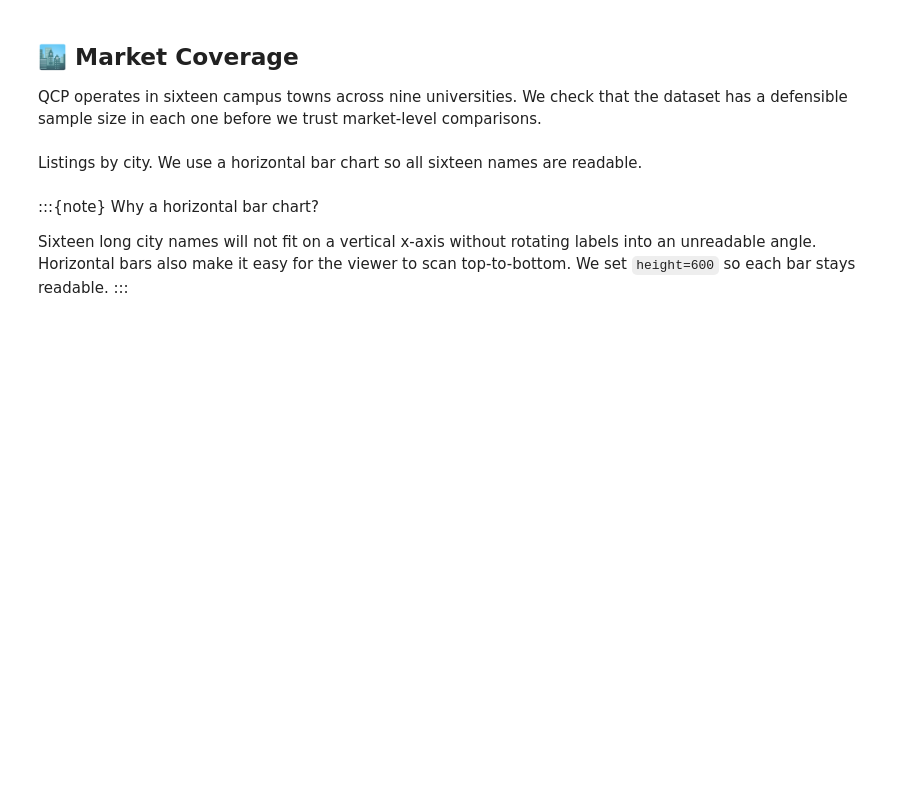
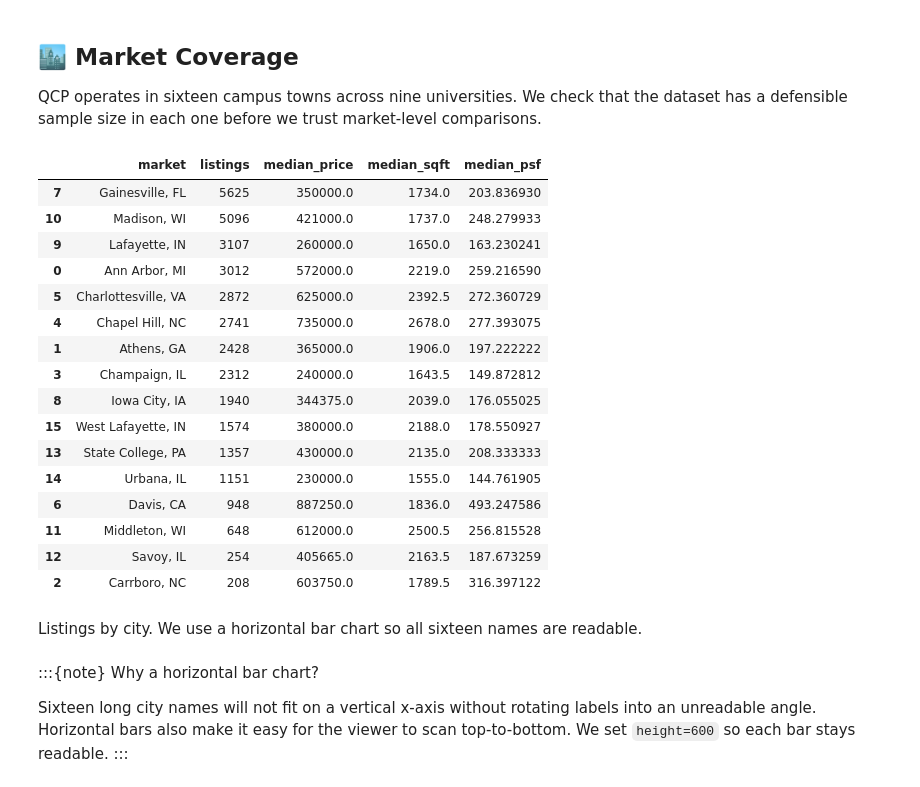
Before and after one commit to bdi593/textbook, a Jupyter notebook: content/campustown-zillow-listings/part-1-eda-and-visualizations.ipynb, the cells around one changed output. Cells and saved outputs as stored; diff of their text form; code cells hidden in the pictures; blank space fills up the shorter version.

Commit message:
Run Campustown Zillow Listings case study notebooks

```diff
--- a/content/campustown-zillow-listings/part-1-eda-and-visualizations.ipynb
+++ b/content/campustown-zillow-listings/part-1-eda-and-visualizations.ipynb
@@ -180,13 +260,33 @@ market-level comparisons.
 # %%
 market_counts = (
     df.groupby("market", as_index=False)
-      .agg(listings=("property_id", "count"),
-           median_price=("price", "median"),
-           median_sqft=("living_area", "median"),
-           median_psf=("price_per_sqft", "median"))
-      .sort_values("listings", ascending=False)
+    .agg(
+        listings=("property_id", "count"),
+        median_price=("price", "median"),
+        median_sqft=("living_area", "median"),
+        median_psf=("price_per_sqft", "median"),
+    )
+    .sort_values("listings", ascending=False)
 )
 market_counts
+# %% [output]
+|  | market | listings | median_price | median_sqft | median_psf |
+| 7 | Gainesville, FL | 5625 | 350000.0 | 1734.0 | 203.836930 |
+| 10 | Madison, WI | 5096 | 421000.0 | 1737.0 | 248.279933 |
+| 9 | Lafayette, IN | 3107 | 260000.0 | 1650.0 | 163.230241 |
+| 0 | Ann Arbor, MI | 3012 | 572000.0 | 2219.0 | 259.216590 |
+| 5 | Charlottesville, VA | 2872 | 625000.0 | 2392.5 | 272.360729 |
+| 4 | Chapel Hill, NC | 2741 | 735000.0 | 2678.0 | 277.393075 |
+| 1 | Athens, GA | 2428 | 365000.0 | 1906.0 | 197.222222 |
+| 3 | Champaign, IL | 2312 | 240000.0 | 1643.5 | 149.872812 |
+| 8 | Iowa City, IA | 1940 | 344375.0 | 2039.0 | 176.055025 |
+| 15 | West Lafayette, IN | 1574 | 380000.0 | 2188.0 | 178.550927 |
+| 13 | State College, PA | 1357 | 430000.0 | 2135.0 | 208.333333 |
+| 14 | Urbana, IL | 1151 | 230000.0 | 1555.0 | 144.761905 |
+| 6 | Davis, CA | 948 | 887250.0 | 1836.0 | 493.247586 |
+| 11 | Middleton, WI | 648 | 612000.0 | 2500.5 | 256.815528 |
+| 12 | Savoy, IL | 254 | 405665.0 | 2163.5 | 187.673259 |
+| 2 | Carrboro, NC | 208 | 603750.0 | 1789.5 | 316.397122 |
 # %% [markdown]
 Listings by city. We use a horizontal bar chart so all sixteen names are readable.
 # %%
```
Also changed, not shown: parts of 19 cells of this notebook, 6 other files.
